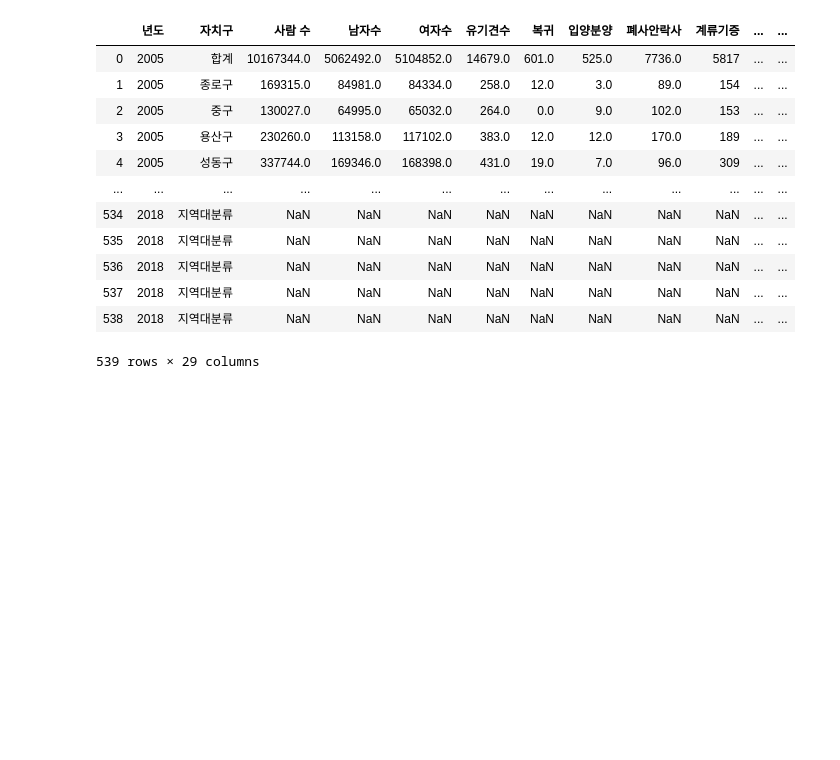
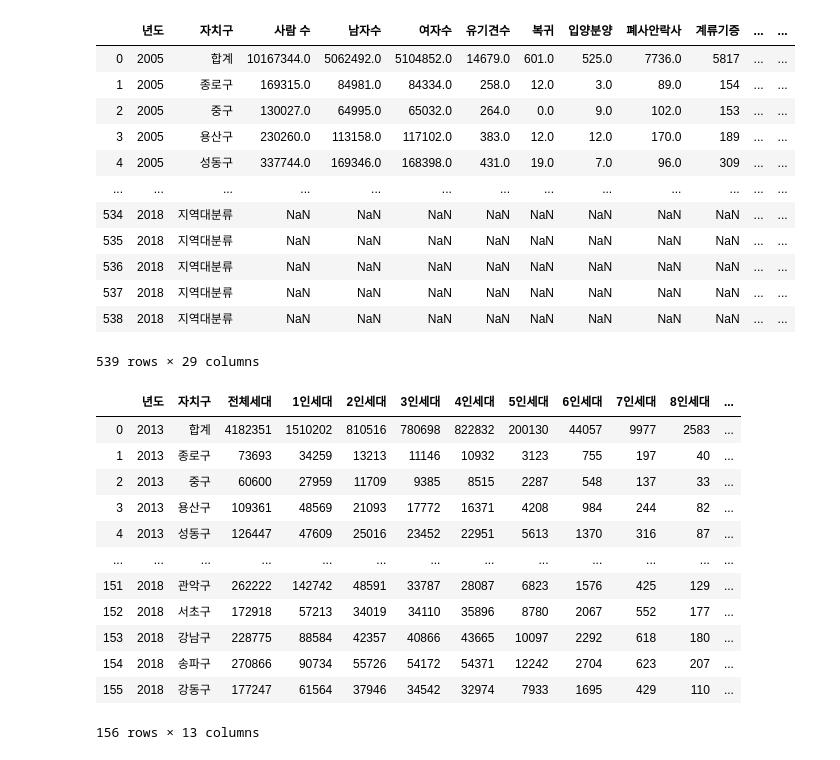
Before and after one commit to Kohayoung/shelter_dog, a Jupyter notebook: 1211_표 병합.ipynb, the cells around one changed output. Cells and saved outputs as stored; diff of their text form; code cells hidden in the pictures; blank space fills up the shorter version.

```diff
--- a/1211_표 병합.ipynb
+++ b/1211_표 병합.ipynb
@@ -132,3 +132,22 @@ df_result
 | 537 | 2018 | 지역대분류 | NaN | NaN | NaN | NaN | NaN | NaN | NaN | NaN | ... | ... |
 | 538 | 2018 | 지역대분류 | NaN | NaN | NaN | NaN | NaN | NaN | NaN | NaN | ... | ... |
 539 rows × 29 columns
+# %%
+#데이터 11
+df11 = pd.read_excel('데이터/11_서울시 세대원수별 세대수(구별) 통계(13~18).xls', header=0)
+df11.rename(columns={'기간':'년도'}, inplace = True)
+df11
+# %% [output]
+|  | 년도 | 자치구 | 전체세대 | 1인세대 | 2인세대 | 3인세대 | 4인세대 | 5인세대 | 6인세대 | 7인세대 | 8인세대 | ... |
+| 0 | 2013 | 합계 | 4182351 | 1510202 | 810516 | 780698 | 822832 | 200130 | 44057 | 9977 | 2583 | ... |
+| 1 | 2013 | 종로구 | 73693 | 34259 | 13213 | 11146 | 10932 | 3123 | 755 | 197 | 40 | ... |
+| 2 | 2013 | 중구 | 60600 | 27959 | 11709 | 9385 | 8515 | 2287 | 548 | 137 | 33 | ... |
+| 3 | 2013 | 용산구 | 109361 | 48569 | 21093 | 17772 | 16371 | 4208 | 984 | 244 | 82 | ... |
+| 4 | 2013 | 성동구 | 126447 | 47609 | 25016 | 23452 | 22951 | 5613 | 1370 | 316 | 87 | ... |
+| ... | ... | ... | ... | ... | ... | ... | ... | ... | ... | ... | ... | ... |
+| 151 | 2018 | 관악구 | 262222 | 142742 | 48591 | 33787 | 28087 | 6823 | 1576 | 425 | 129 | ... |
+| 152 | 2018 | 서초구 | 172918 | 57213 | 34019 | 34110 | 35896 | 8780 | 2067 | 552 | 177 | ... |
+| 153 | 2018 | 강남구 | 228775 | 88584 | 42357 | 40866 | 43665 | 10097 | 2292 | 618 | 180 | ... |
+| 154 | 2018 | 송파구 | 270866 | 90734 | 55726 | 54172 | 54371 | 12242 | 2704 | 623 | 207 | ... |
+| 155 | 2018 | 강동구 | 177247 | 61564 | 37946 | 34542 | 32974 | 7933 | 1695 | 429 | 110 | ... |
+156 rows × 13 columns
```
Also changed, not shown: parts of 2 cells of this notebook, 1 other file.
